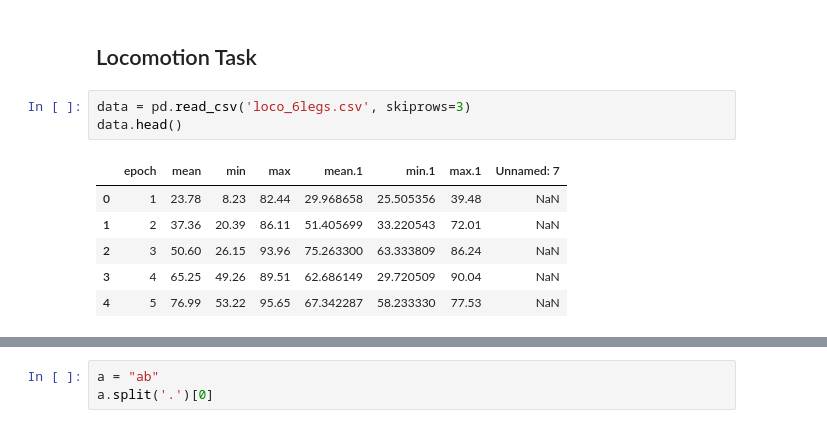
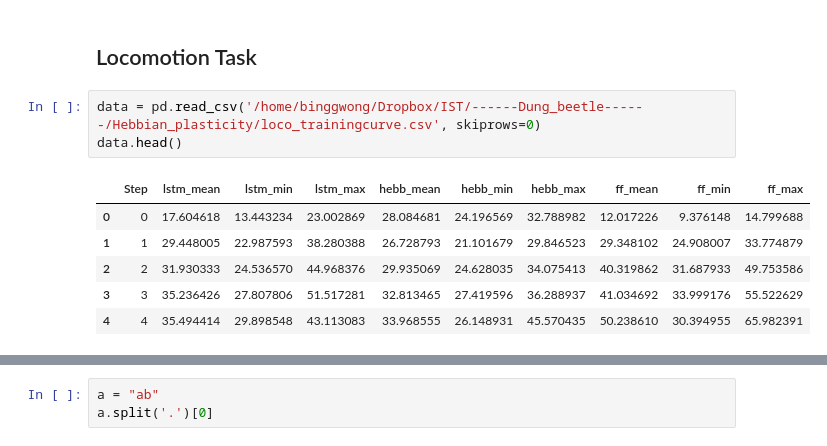
Before and after one commit to Leung555/OmniIsaacGymEnvs, a Jupyter notebook: omniisaacgymenvs/np_array/Hebbian data analysis.ipynb, the cells around one changed output, grey strips where cells are left out. Cells and saved outputs as stored; diff of their text form.

```diff
--- a/omniisaacgymenvs/np_array/Hebbian data analysis.ipynb
+++ b/omniisaacgymenvs/np_array/Hebbian data analysis.ipynb
@@ -8,12 +8,12 @@ from os import listdir
 # %% [markdown]
 ## Locomotion Task
 # %%
-data = pd.read_csv('loco_6legs.csv', skiprows=3)
+data = pd.read_csv('/home/binggwong/Dropbox/IST/------Dung_beetle------/Hebbian_plasticity/loco_trainingcurve.csv', skiprows=0)
 data.head()
 # %% [output]
-|  | epoch | mean | min | max | mean.1 | min.1 | max.1 | Unnamed: 7 |
-| 0 | 1 | 23.78 | 8.23 | 82.44 | 29.968658 | 25.505356 | 39.48 | NaN |
-| 1 | 2 | 37.36 | 20.39 | 86.11 | 51.405699 | 33.220543 | 72.01 | NaN |
-| 2 | 3 | 50.60 | 26.15 | 93.96 | 75.263300 | 63.333809 | 86.24 | NaN |
-| 3 | 4 | 65.25 | 49.26 | 89.51 | 62.686149 | 29.720509 | 90.04 | NaN |
-| 4 | 5 | 76.99 | 53.22 | 95.65 | 67.342287 | 58.233330 | 77.53 | NaN |
+|  | Step | lstm_mean | lstm_min | lstm_max | hebb_mean | hebb_min | hebb_max | ff_mean | ff_min | ff_max |
+| 0 | 0 | 17.604618 | 13.443234 | 23.002869 | 28.084681 | 24.196569 | 32.788982 | 12.017226 | 9.376148 | 14.799688 |
+| 1 | 1 | 29.448005 | 22.987593 | 38.280388 | 26.728793 | 21.101679 | 29.846523 | 29.348102 | 24.908007 | 33.774879 |
+| 2 | 2 | 31.930333 | 24.536570 | 44.968376 | 29.935069 | 24.628035 | 34.075413 | 40.319862 | 31.687933 | 49.753586 |
+| 3 | 3 | 35.236426 | 27.807806 | 51.517281 | 32.813465 | 27.419596 | 36.288937 | 41.034692 | 33.999176 | 55.522629 |
+| 4 | 4 | 35.494414 | 29.898548 | 43.113083 | 33.968555 | 26.148931 | 45.570435 | 50.238610 | 30.394955 | 65.982391 |
```
Also changed, not shown: parts of 17 cells of this notebook, 10 other files.
